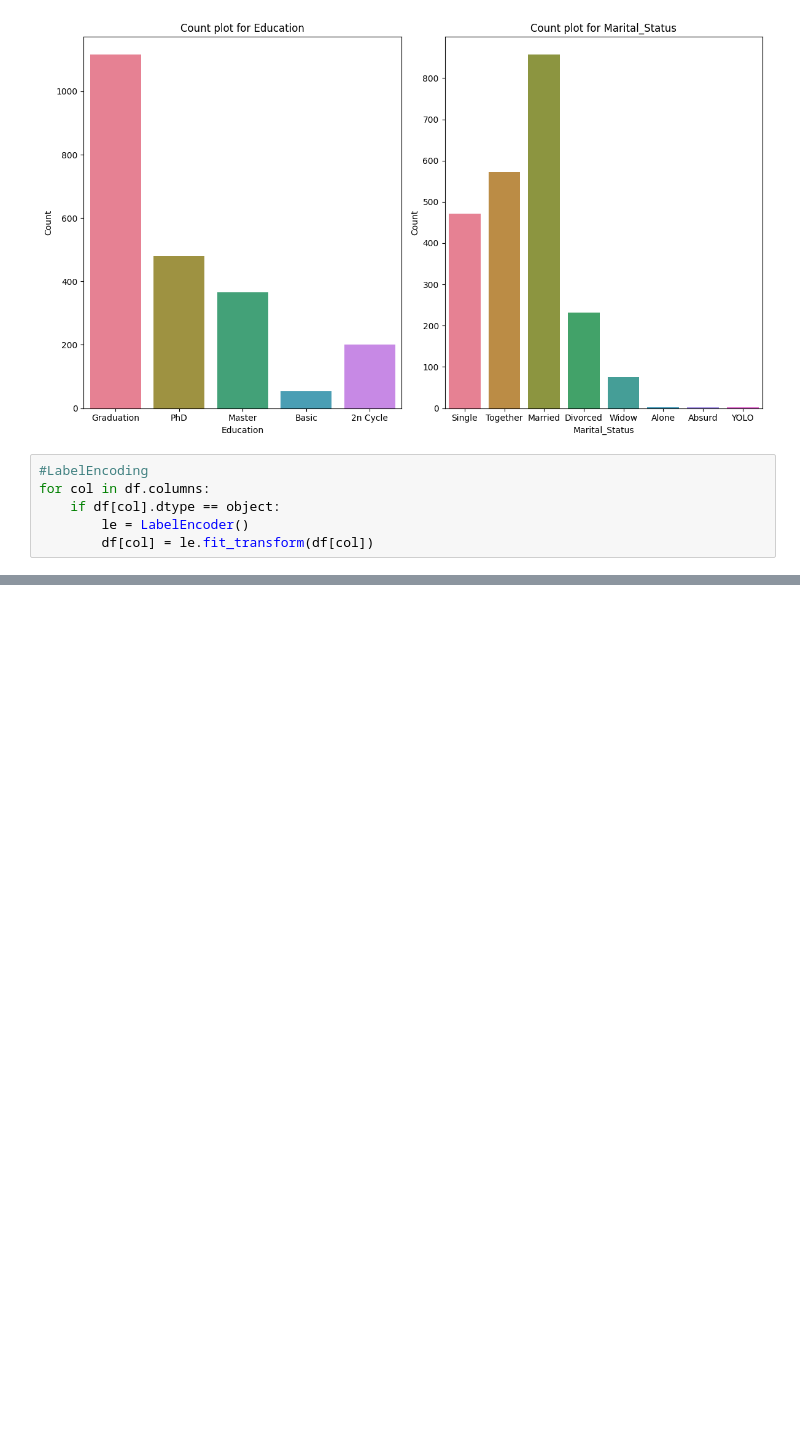
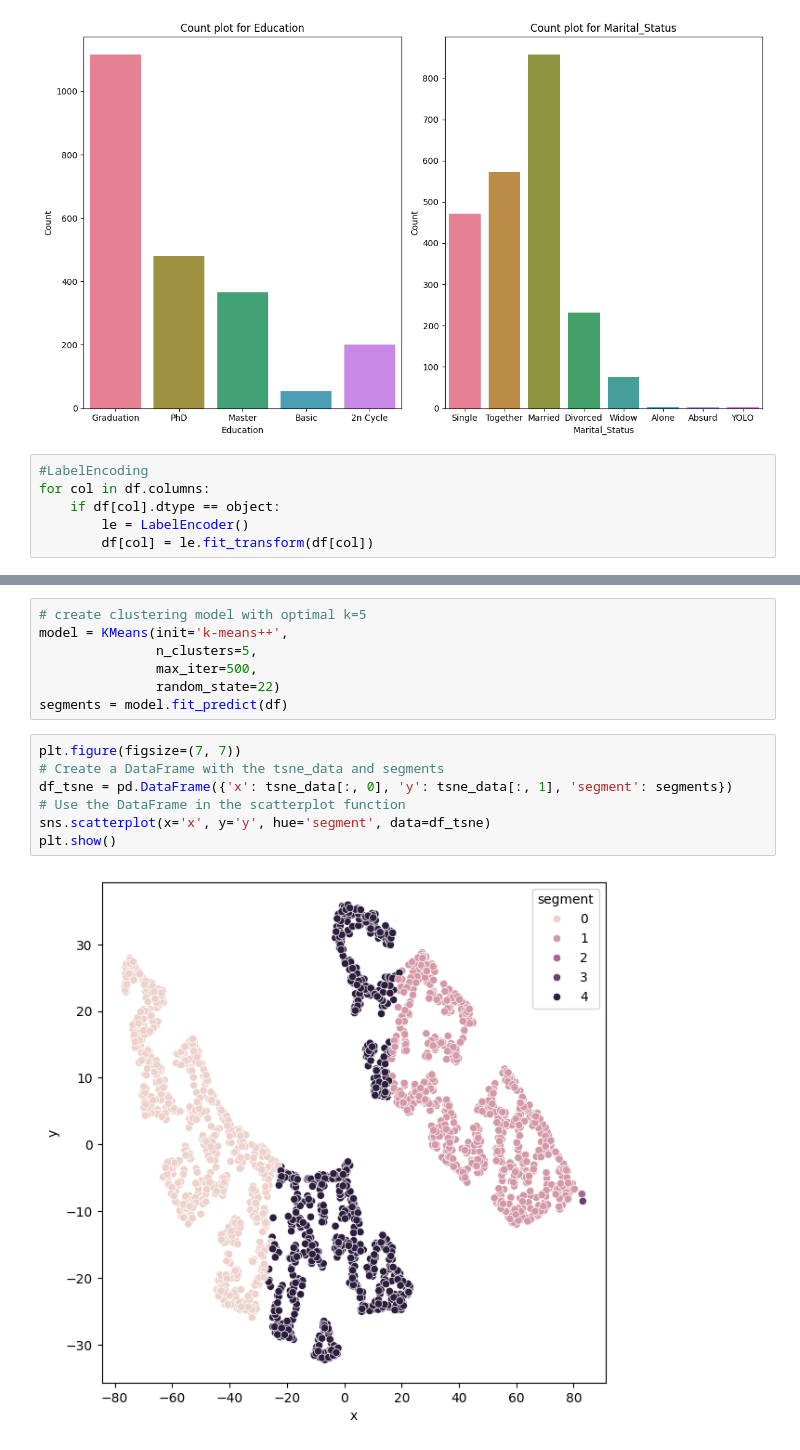
Before and after one commit to Arif-Badhon/Customer-Segmentation, a Jupyter notebook: analysis.ipynb, the cells around one changed output, grey strips where cells are left out. Drawn from its saved outputs; the diff is of its cells as text; blank space fills up the shorter version.

Commit message:
Completed the segmentation

```diff
--- a/analysis.ipynb
+++ b/analysis.ipynb
@@ -191,0 +228,16 @@ plt.show()
+# %%
+# create clustering model with optimal k=5
+model = KMeans(init='k-means++',
+               n_clusters=5,
+               max_iter=500,
+               random_state=22)
+segments = model.fit_predict(df)
+# %%
+plt.figure(figsize=(7, 7))
+# Create a DataFrame with the tsne_data and segments
+df_tsne = pd.DataFrame({'x': tsne_data[:, 0], 'y': tsne_data[:, 1], 'segment': segments})
+# Use the DataFrame in the scatterplot function
+sns.scatterplot(x='x', y='y', hue='segment', data=df_tsne)
+plt.show()
+# %% [output]
+[figure, added]
```
Also changed, not shown: parts of 8 cells of this notebook.
